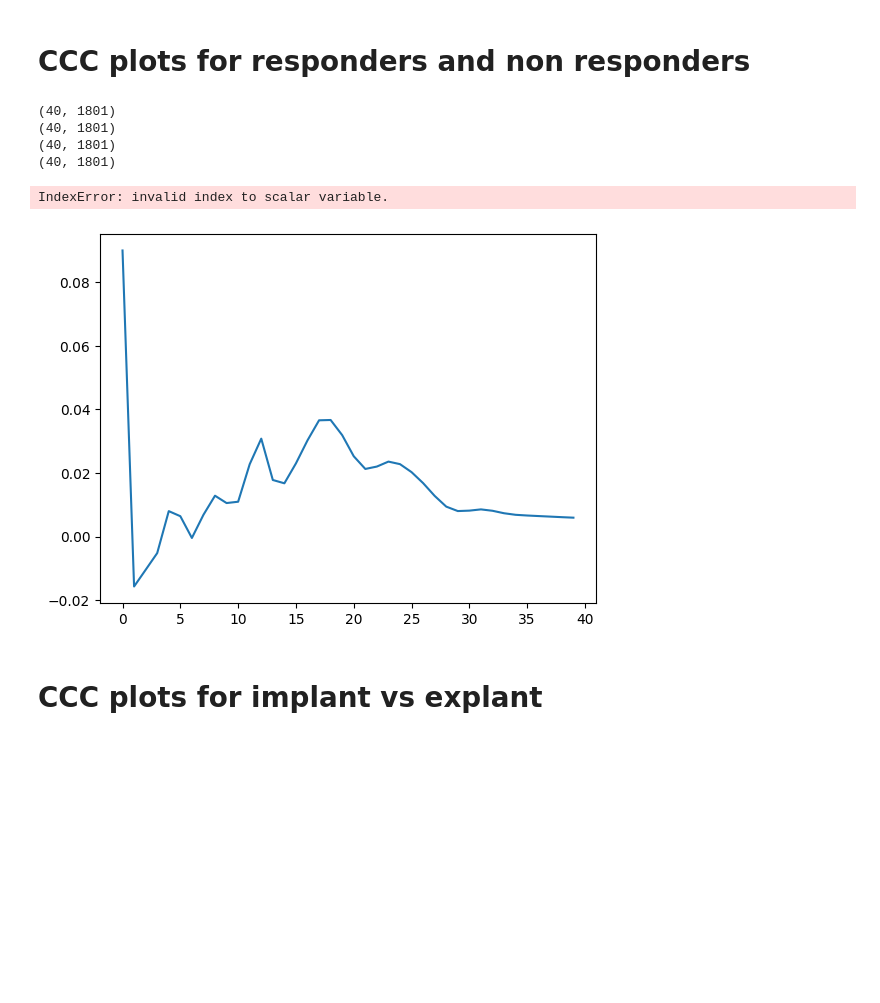
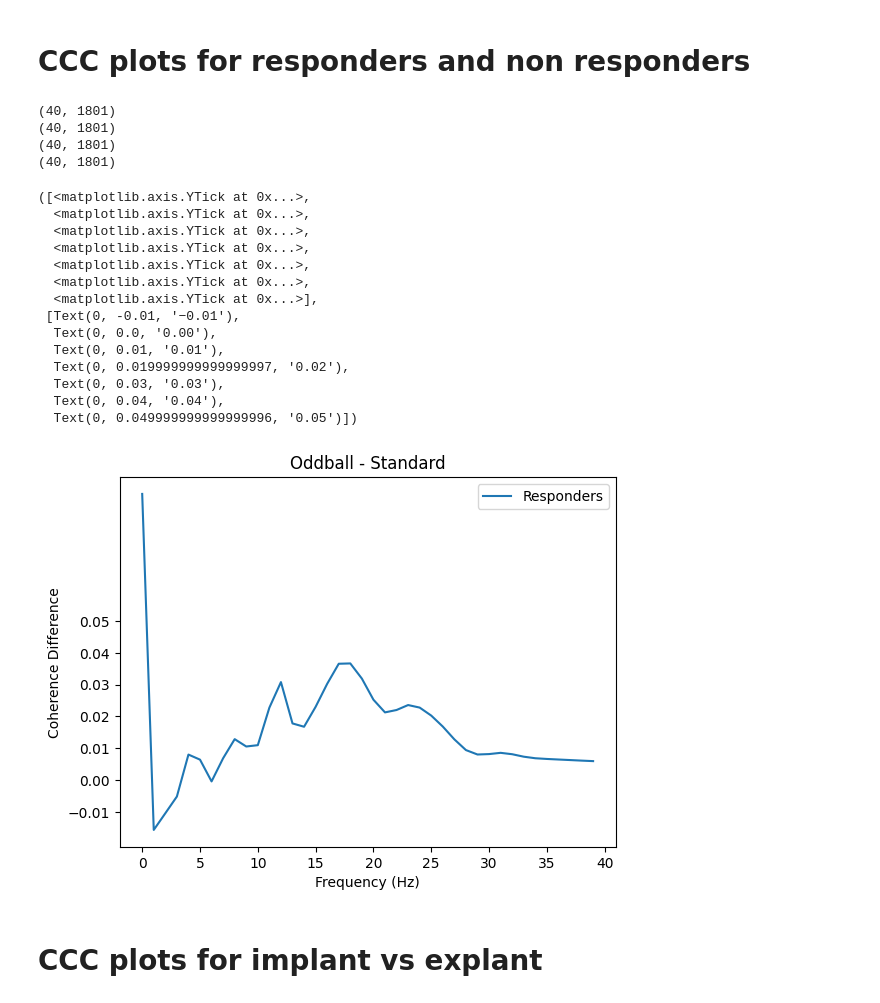
Before and after one commit to NiteshMalan/Oddball_Task, a Jupyter notebook: Oddball_Behavioral_analysis_Correlation.ipynb, the cells around one changed output. Drawn from its saved outputs; the diff is of its cells as text; code cells hidden in the pictures; blank space fills up the shorter version.

```diff
--- a/Oddball_Behavioral_analysis_Correlation.ipynb
+++ b/Oddball_Behavioral_analysis_Correlation.ipynb
@@ -1600,36 +1636,49 @@ for st in stg:
     for sub in subj_list:
         if st == "implant" and sub in subj_list_r_imp or st == "explant" and sub == '013':
 
             file = f"{base_dir}CCC_E_{sub}_{st}.npy"
             ccc = np.load(file)
             print(ccc.shape)
             ccc_all_r.append(ccc)
 
         else:
             file = f"{base_dir}CCC_NE_{sub}_{st}.npy"
             ccc = np.load(file)
             #print(ccc.shape)
             ccc_all_nr.append(ccc)
 ccc_all_r = np.array(ccc_all_r)
 ccc_all_nr = np.array(ccc_all_nr)
 
 tmin = 600
 tmax = 900
 plt.plot(ccc_all_r.mean(axis = 0)[:,600:900].mean(axis = 1))
-plt.plot(ccc_all_nr.mean(axis = 0)[:,600:900].mean(axis = 1))
+#plt.plot(ccc_all_nr.mean(axis = 0)[:,600:900].mean(axis = 1))
 plt.legend(['Responders', 'Non Responders'])
 plt.ylabel("Coherence Difference")
 plt.xlabel("Frequency (Hz)")
 plt.title("Oddball - Standard")
 yticks = np.arange(-0.01,0.06, 0.01)
 plt.yticks(yticks)
 # %% [output]
 (40, 1801)
 (40, 1801)
 (40, 1801)
 (40, 1801)
-IndexError: invalid index to scalar variable.
+([<matplotlib.axis.YTick at 0x...>,
+  <matplotlib.axis.YTick at 0x...>,
+  <matplotlib.axis.YTick at 0x...>,
+  <matplotlib.axis.YTick at 0x...>,
+  <matplotlib.axis.YTick at 0x...>,
+  <matplotlib.axis.YTick at 0x...>,
+  <matplotlib.axis.YTick at 0x...>],
+ [Text(0, -0.01, '−0.01'),
+  Text(0, 0.0, '0.00'),
+  Text(0, 0.01, '0.01'),
+  Text(0, 0.019999999999999997, '0.02'),
+  Text(0, 0.03, '0.03'),
+  Text(0, 0.04, '0.04'),
+  Text(0, 0.049999999999999996, '0.05')])
-[figure, old version]
+[figure, new version]
 # %% [markdown]
 # CCC plots for implant vs explant
 # %%
```
Also changed, not shown: parts of 21 cells of this notebook, 2 other files.
